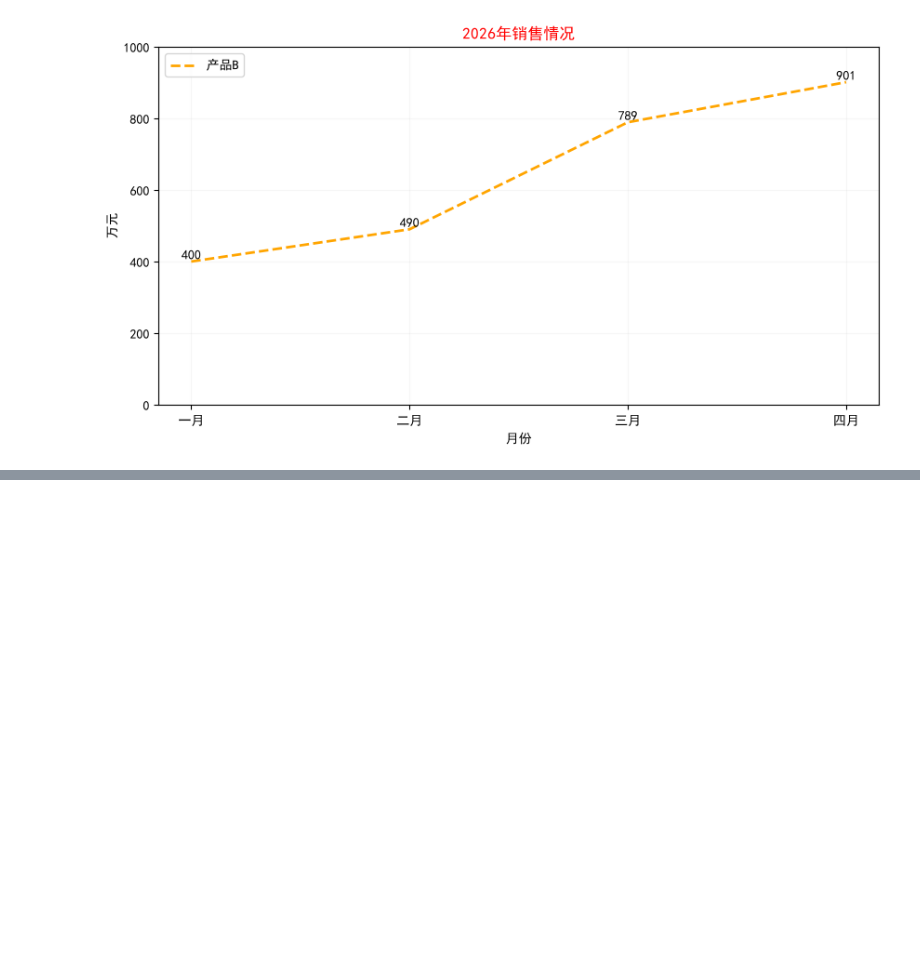
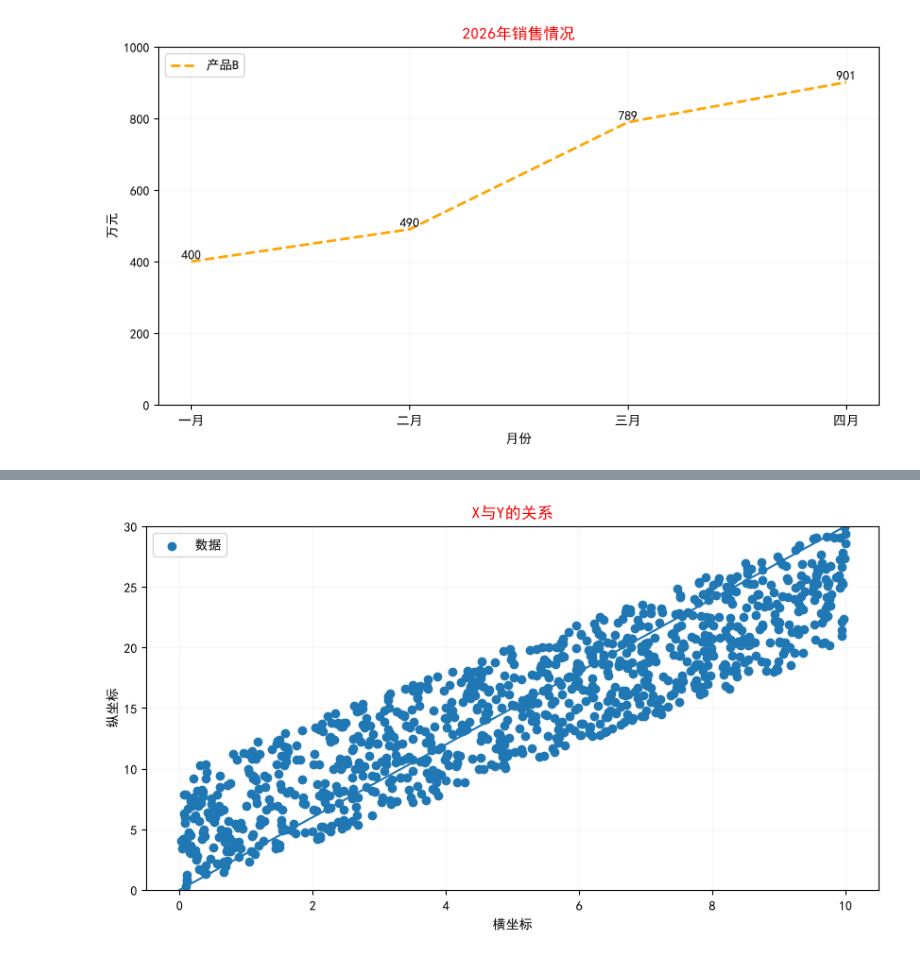
Before and after one commit to superiony/Data-analyse, a Jupyter notebook: day05/test4.ipynb, the cells around one changed output, grey strips where cells are left out. Drawn from its saved outputs; the diff is of its cells as text; code cells hidden in the pictures; blank space fills up the shorter version.

```diff
--- a/day05/test4.ipynb
+++ b/day05/test4.ipynb
@@ -43,0 +116,50 @@ plt.show()
+# %%
+# 散点图的学习,与折线图很像
+#终于进入可视化了
+# 散点图plot
+import matplotlib.pyplot as plt
+from matplotlib import rcParams
+import numpy as np
+rcParams['font.family']='SimHei'# 设置字体
+# 创建图片,设置大小,相当于是一个画布
+plt.figure(figsize=(10,5))
+
+# 要绘图的数据
+# month=['一月','二月','三月','四月']
+# sales=[400,490,789,901]
+# plt.scatter(month,sales)
+x=[]
+y=[]
+for i in range(1000):
+    tmp=np.random.uniform(0,10)
+    x.append(tmp)# 如果不使用tmp记录的话,全部是随机的,根本就看不出来关系
+    y.append(2*tmp+np.random.uniform(0,10))
+plt.scatter(x,y,label='数据')
+
+
+# #在每个坐标上面展示数值,plt.text(x坐标, y坐标, 显示的文字)
+# for x,y in zip(x,y):
+#     print(x,y)
+#     plt.text(x,y+1,y,ha='center',va='bottom')
+
+#其中label显示图例信息,linestyle可以控制显示的折线样式
+
+plt.title('X与Y的关系',color='red')
+#显示图表,需要使用show函数
+
+# 添加横轴标签与纵轴标签
+plt.xlabel('横坐标',fontsize=10)
+plt.ylabel('纵坐标',fontsize=10)
+# 添加图例
+plt.legend(loc='upper left')# 位于左上角
+
+#添加网格线,看得更加清楚,alpha修改网格透明度
+plt.grid(True,alpha=0.1)
+
+#设置Y轴范围
+plt.ylim(0,30)
+# 画一条直线,一个框内居然不是一个坐标,第一个框都是横坐标,第二个框都是纵坐标
+plt.plot([0,10],[0,30])
+plt.show()
+# %% [output]
+[figure, added]
```
Also changed, not shown: parts of 6 cells of this notebook.
